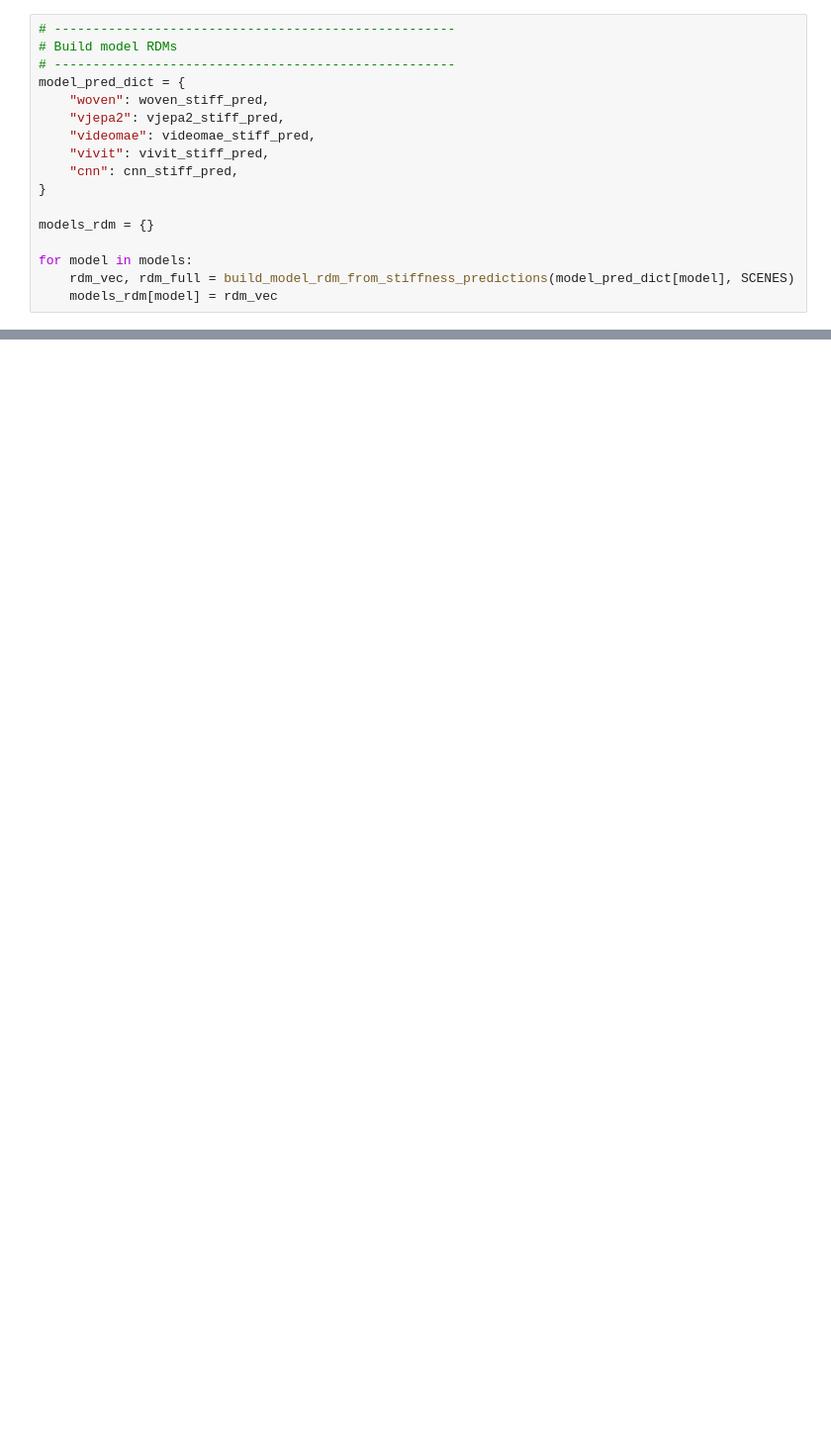
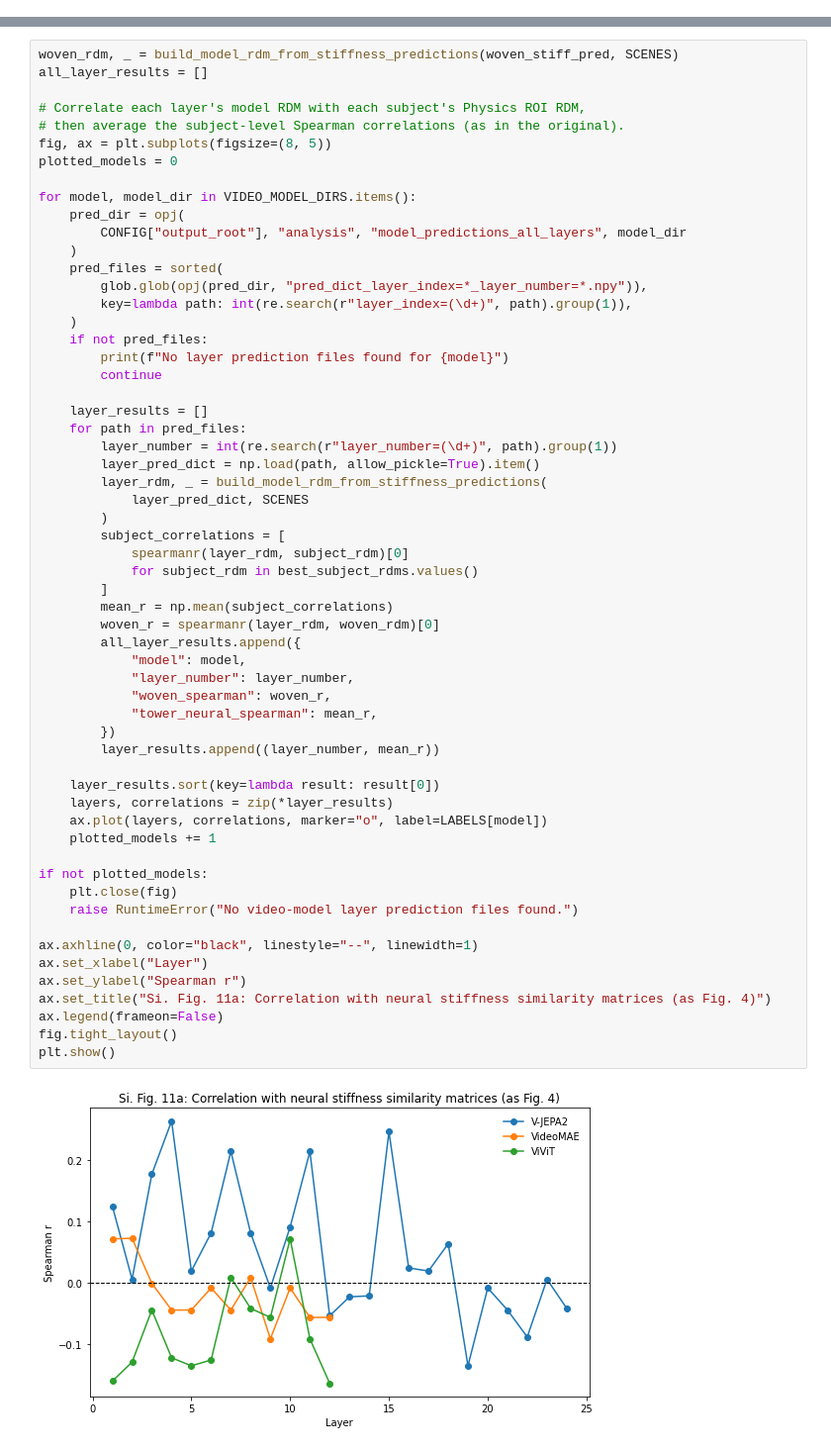
Before and after one commit to CNCLgithub/cloth_fmri_analysis, a Jupyter notebook: notebooks/plot_rdm_video_models_all_layers.ipynb, the cells around one changed output, grey strips where cells are left out. Shown at 99% size. Cells and saved outputs as stored; diff of their text form; blank space fills up the shorter version.

```diff
--- a/notebooks/plot_rdm_video_models_all_layers.ipynb
+++ b/notebooks/plot_rdm_video_models_all_layers.ipynb
@@ -57,17 +32,0 @@ Set the environment variable OUTDATED_IGNORE=1 to disable these warnings.
-# %%
-# ----------------------------------------------------
-# Build model RDMs
-# ----------------------------------------------------
-model_pred_dict = {
-    "woven": woven_stiff_pred,
-    "vjepa2": vjepa2_stiff_pred,
-    "videomae": videomae_stiff_pred,
-    "vivit": vivit_stiff_pred,
-    "cnn": cnn_stiff_pred,
-}
-
-models_rdm = {}
-
-for model in models:
-    rdm_vec, rdm_full = build_model_rdm_from_stiffness_predictions(model_pred_dict[model], SCENES)
-    models_rdm[model] = rdm_vec
@@ -1112,0 +80,60 @@ Overall Pearson r = 0.908, p = 4.772e-19
+# %%
+woven_rdm, _ = build_model_rdm_from_stiffness_predictions(woven_stiff_pred, SCENES)
+all_layer_results = []
+
+# Correlate each layer's model RDM with each subject's Physics ROI RDM,
+# then average the subject-level Spearman correlations (as in the original).
+fig, ax = plt.subplots(figsize=(8, 5))
+plotted_models = 0
+
+for model, model_dir in VIDEO_MODEL_DIRS.items():
+    pred_dir = opj(
+        CONFIG["output_root"], "analysis", "model_predictions_all_layers", model_dir
+    )
+    pred_files = sorted(
+        glob.glob(opj(pred_dir, "pred_dict_layer_index=*_layer_number=*.npy")),
+        key=lambda path: int(re.search(r"layer_index=(\d+)", path).group(1)),
+    )
+    if not pred_files:
+        print(f"No layer prediction files found for {model}")
+        continue
+
+    layer_results = []
+    for path in pred_files:
+        layer_number = int(re.search(r"layer_number=(\d+)", path).group(1))
+        layer_pred_dict = np.load(path, allow_pickle=True).item()
+        layer_rdm, _ = build_model_rdm_from_stiffness_predictions(
+            layer_pred_dict, SCENES
+        )
+        subject_correlations = [
+            spearmanr(layer_rdm, subject_rdm)[0]
+            for subject_rdm in best_subject_rdms.values()
+        ]
+        mean_r = np.mean(subject_correlations)
+        woven_r = spearmanr(layer_rdm, woven_rdm)[0]
+        all_layer_results.append({
+            "model": model,
+            "layer_number": layer_number,
+            "woven_spearman": woven_r,
+            "tower_neural_spearman": mean_r,
+        })
+        layer_results.append((layer_number, mean_r))
+
+    layer_results.sort(key=lambda result: result[0])
+    layers, correlations = zip(*layer_results)
+    ax.plot(layers, correlations, marker="o", label=LABELS[model])
+    plotted_models += 1
+
+if not plotted_models:
+    plt.close(fig)
+    raise RuntimeError("No video-model layer prediction files found.")
+
+ax.axhline(0, color="black", linestyle="--", linewidth=1)
+ax.set_xlabel("Layer")
+ax.set_ylabel("Spearman r")
+ax.set_title("Si. Fig. 11a: Correlation with neural stiffness similarity matrices (as Fig. 4)")
+ax.legend(frameon=False)
+fig.tight_layout()
+plt.show()
+# %% [output]
+[figure, added]
```
Also changed, not shown: parts of 10 cells of this notebook, 13 other files.
